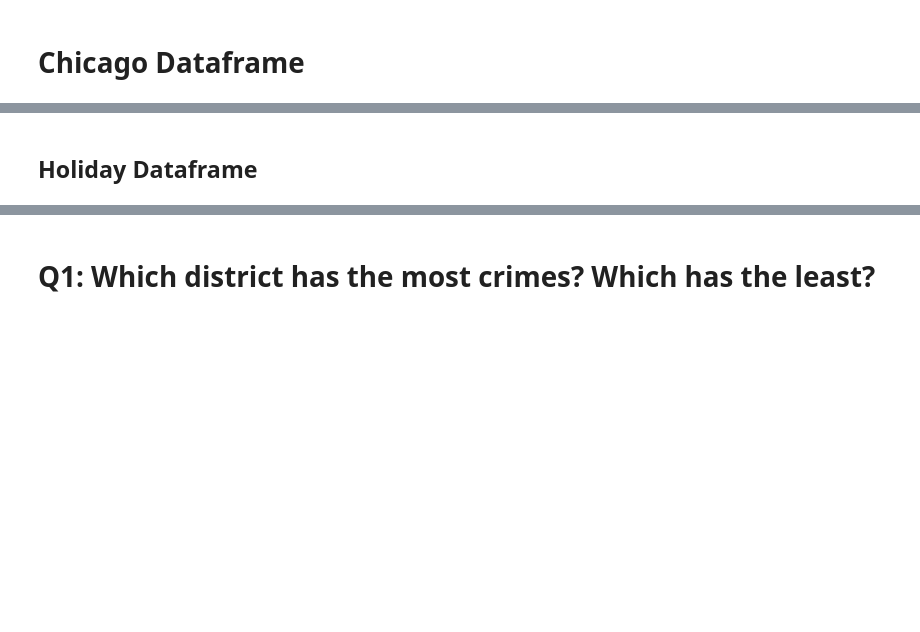
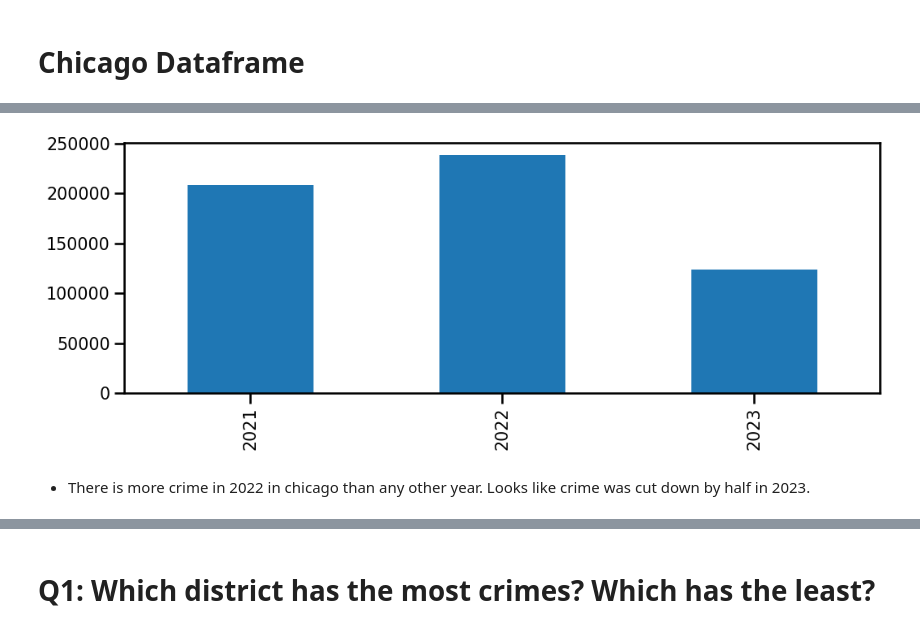
Before and after one commit to CaillahR/Chicago-Crime-Data, a Jupyter notebook: Part 1.ipynb, the cells around one changed output, grey strips where cells are left out. Cells and saved outputs as stored; diff of their text form; code cells hidden in the pictures; blank space fills up the shorter version.

```diff
--- a/Part 1.ipynb
+++ b/Part 1.ipynb
@@ -31,2 +66,4 @@ chicago_df
+# %%
+chicago_df['CrimeDateTime'] = pd.to_datetime(chicago_df['Date'], format="%m/%d/%Y %H:%M:%S %p")
 # %%
 chicago_df.isna().sum()
@@ -33,3 +85,4 @@ chicago_df.isna().sum()
 # %%
-chicago_df.dropna(inplace = True)
-chicago_df
+# dropping na data
+chicago_df = chicago_df.dropna(subset=['CrimeDateTime'])
+chicago_df['CrimeDateTime'].isna().sum()
@@ -36,6 +91,5 @@ chicago_df
 # %%
-chicago_df['Datetime'] = pd.to_datetime(chicago_df['Date'], format="%m/%d/%Y %H:%M:%S %p")
-chicago_df = chicago_df.sort_values('Datetime')
-chicago_df = chicago_df.set_index('Datetime')
+chicago_df = chicago_df.sort_values('CrimeDateTime')
+chicago_df = chicago_df.set_index('CrimeDateTime')
 chicago_df.info()
 chicago_df.head()
@@ -42,2 +122,0 @@ chicago_df.head()
-# %% [markdown]
-## Holiday Dataframe
@@ -56,0 +123,8 @@ holiday_df
+# %%
+#viewing the crimes each year sum
+years = chicago_df.index.year
+years.value_counts().sort_index().plot(kind='bar');
+# %% [output]
+[figure, added]
+# %% [markdown]
+- There is more crime in 2022 in chicago than any other year. Looks like crime was cut down by half in 2023.
```
Also changed, not shown: parts of 50 cells of this notebook, 23 other files.
